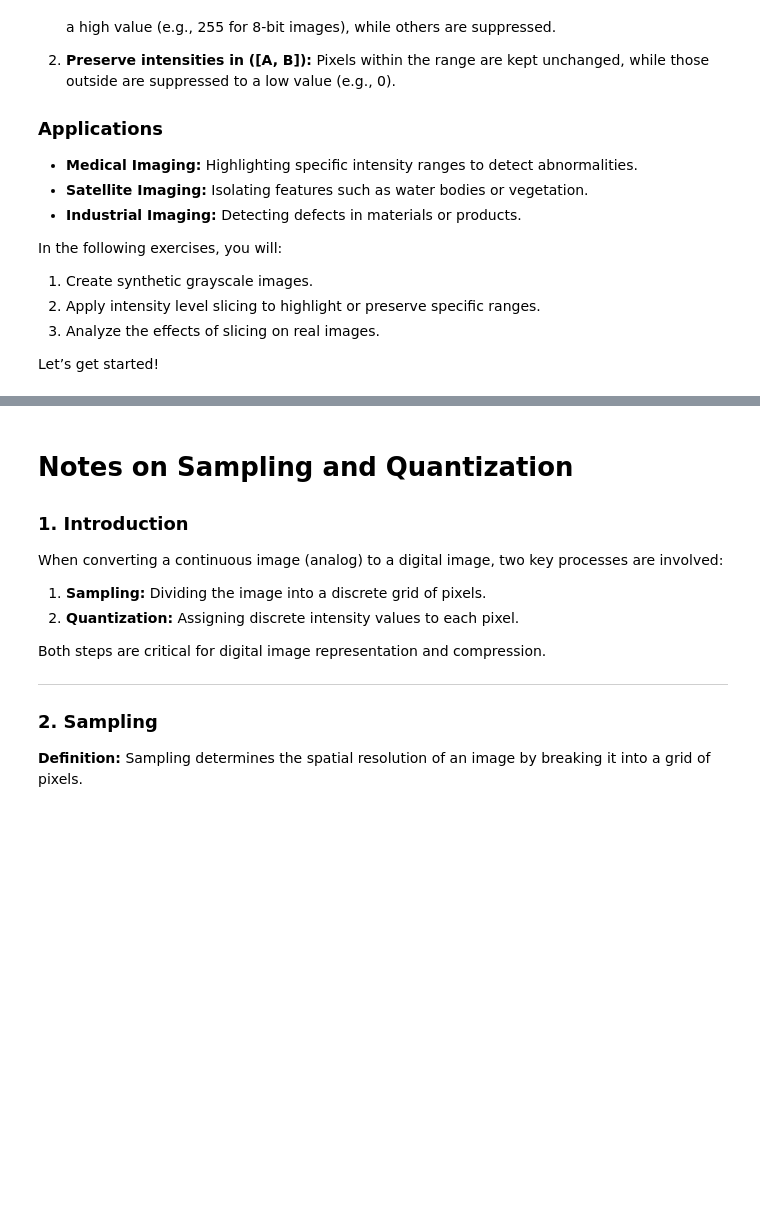
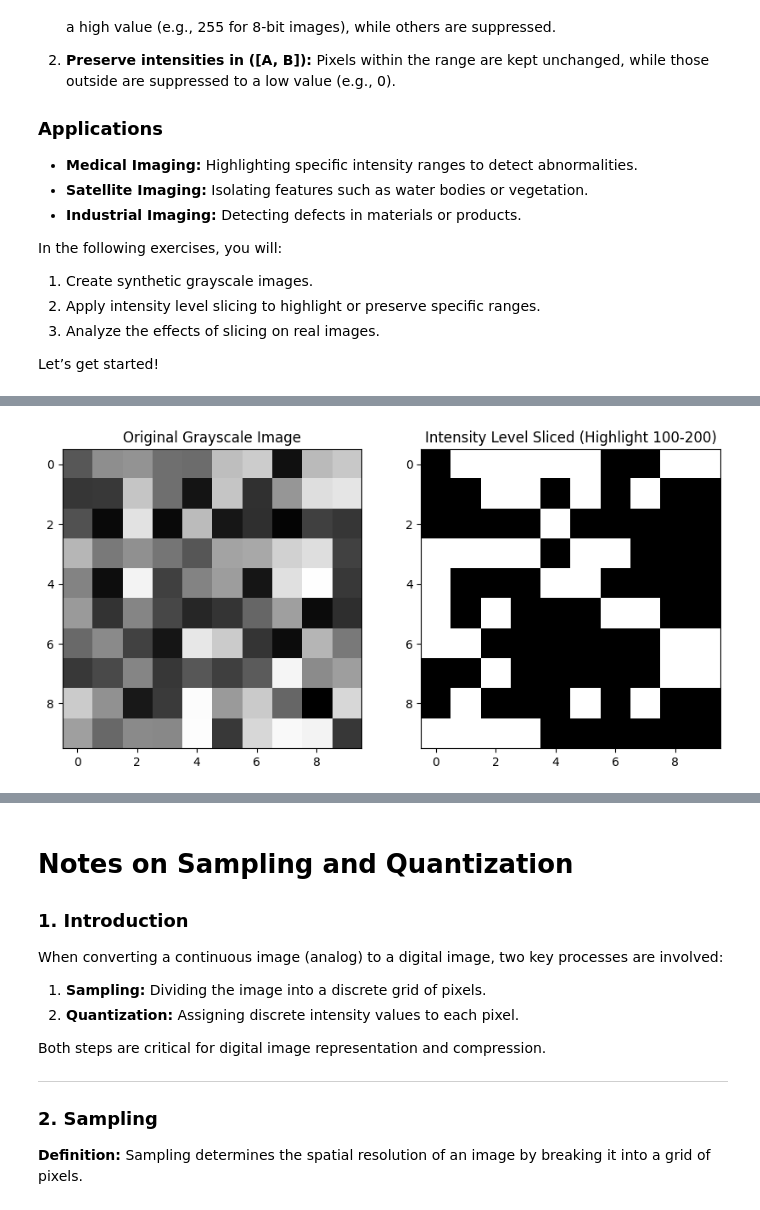
Before and after one commit to parthdasawant/CV, a Jupyter notebook: CV2_Digital_Image_Fundamentals_Exercises.ipynb, the cells around one changed output, grey strips where cells are left out. Cells and saved outputs as stored; diff of their text form; code cells hidden in the pictures; blank space fills up the shorter version.

```diff
--- a/CV2_Digital_Image_Fundamentals_Exercises.ipynb
+++ b/CV2_Digital_Image_Fundamentals_Exercises.ipynb
@@ -554,24 +554,26 @@ plt.show()
 # %%
 import numpy as np
 import matplotlib.pyplot as plt
 
 # Step 1: Create a grayscale image (10x10 random values between 0 and 255)
 grayscale_image = np.random.randint(0, 256, size=(10, 10), dtype=np.uint8)
 
 # Step 2: Define the range to highlight
-A, B = ..., ...  # Fill in the range [A, B]
+A, B = 100, 200  # Fill in the range [A, B]
 
 # Step 3: Apply intensity level slicing
 # Highlight intensities within the range [A, B]
-sliced_image = np.where(..., 255, 0)  # Complete the condition
+sliced_image = np.where((grayscale_image >= A) & (grayscale_image <= B), 255, 0)  # Complete the condition
 
 # Step 4: Display the original and sliced images
 fig, axs = plt.subplots(1, 2, figsize=(10, 5))
 axs[0].imshow(grayscale_image, cmap='gray', vmin=0, vmax=255)
 axs[0].set_title("Original Grayscale Image")
 axs[1].imshow(sliced_image, cmap='gray', vmin=0, vmax=255)
 axs[1].set_title(f"Intensity Level Sliced (Highlight {A}-{B})")
 plt.show()
+# %% [output]
+[figure, added]
 # %%
 # Contrast Stretching
 r_min, r_max = np.min(grayscale_image), np.max(grayscale_image)
```
Also changed, not shown: parts of 14 cells of this notebook.
